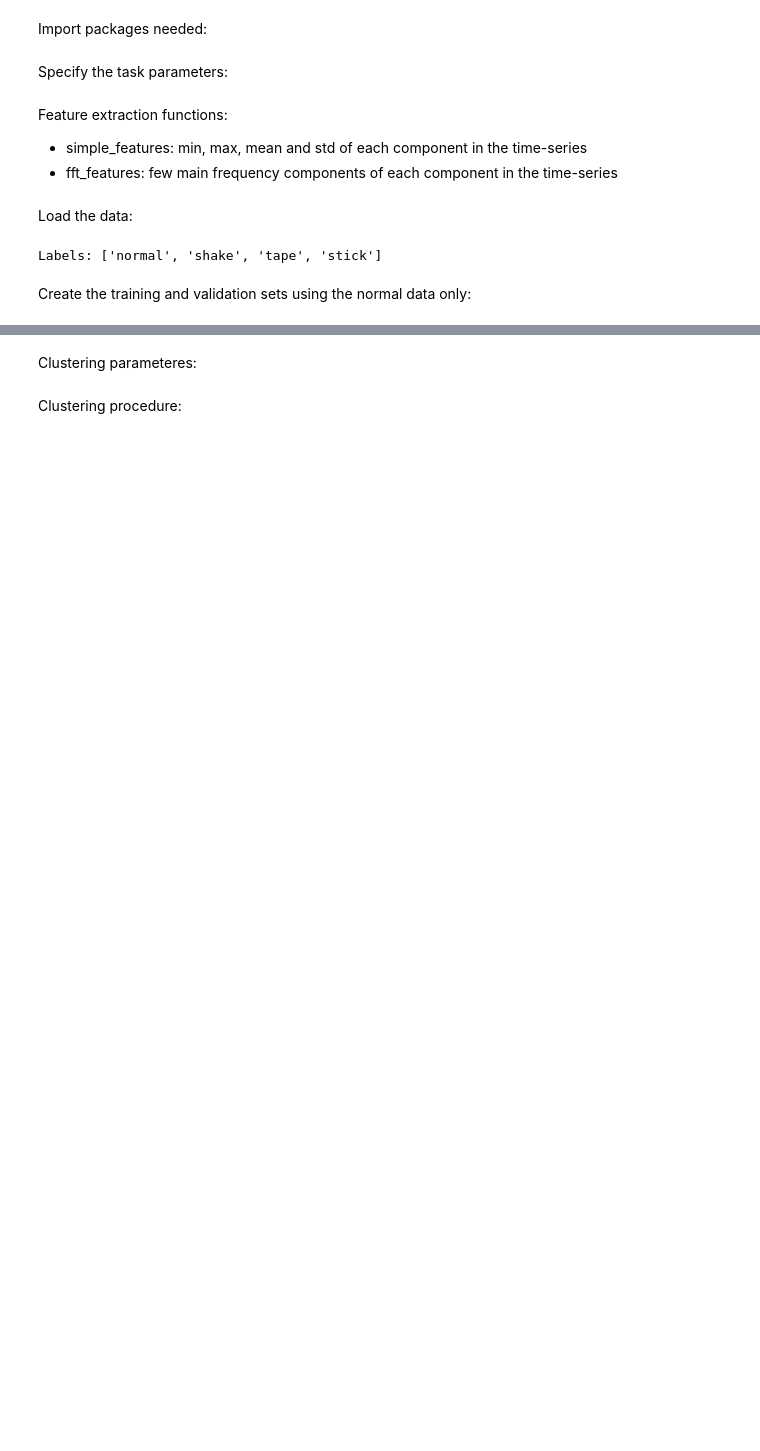
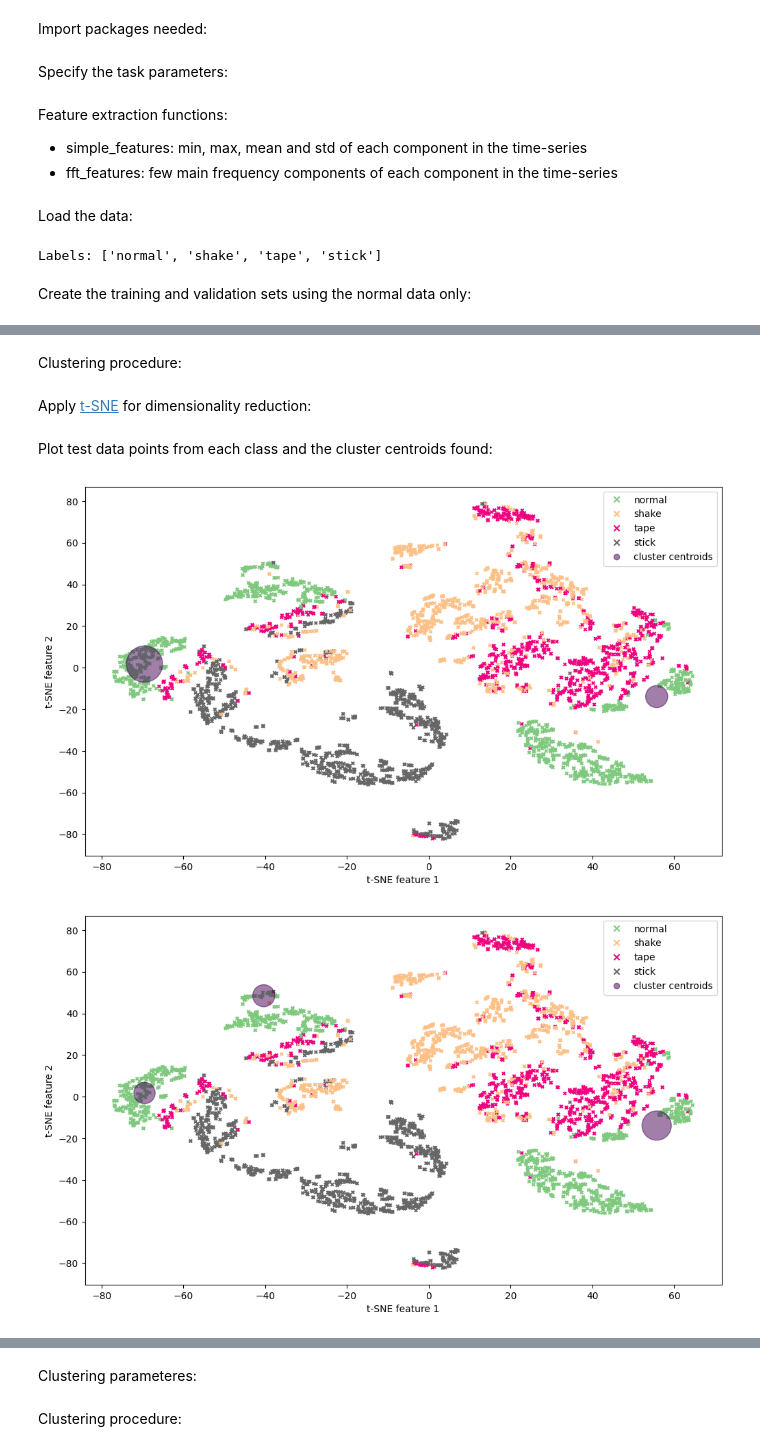
Before and after one commit to mizolotu/tiny_ml, a Jupyter notebook: fan_anomaly_detection.ipynb, the cells around one changed output, grey strips where cells are left out. Saved outputs shown, nothing was run; the diff lists cells and outputs as text; code cells hidden in the pictures; blank space fills up the shorter version.

```diff
--- a/fan_anomaly_detection.ipynb
+++ b/fan_anomaly_detection.ipynb
@@ -117,7 +118,7 @@ n_anomalies = len(anomalies)
 input_dim = samples[normal_behavior].shape[1]
 
 inds = np.arange(dataset_file_offset, samples[normal_behavior].shape[0], 1)
-tr_va, remaining = np.split(inds, [int(0.6 * len(inds))])
+tr_va, remaining = np.split(inds, [int(0.7 * len(inds))])
 tr, va = np.split(tr_va, [int(0.7 * len(tr_va))])
 
 X_tr, Y_tr = [], []
@@ -159,0 +180,2 @@ xdim = E_tr.shape[1]
+# %% [markdown]
+Clustering procedure:
@@ -159,0 +187,2 @@ xdim = E_tr.shape[1]
+# %% [markdown]
+Apply <a href=https://lvdmaaten.github.io/tsne/>t-SNE</a> for dimensionality reduction:
@@ -159,0 +200,20 @@ xdim = E_tr.shape[1]
+# %% [markdown]
+Plot test data points from each class and the cluster centroids found:
+# %%
+pp.style.use('default')
+for c, w in zip(c_km, W_km):
+    pp.figure(figsize=(12, 7))
+    scatter_points = pp.scatter(xy_all[:-all_centroids.shape[0], 0], xy_all[:-all_centroids.shape[0], 1], c = Y_te, s = 10, cmap = 'Accent', marker='x')
+    pp.xlabel('t-SNE feature 1',fontsize=10)
+    pp.ylabel('t-SNE feature 2',fontsize=10)
+    scatter_centroids = pp.scatter(c[:, 0], c[:, 1], c = np.zeros(c.shape[0]), s = w / np.sum(w) * 2000, alpha = 0.5);
+    pp.legend(
+        scatter_points.legend_elements()[0] + scatter_centroids.legend_elements()[0],
+        labels + ['cluster centroids'],
+        loc = 0
+    )
+    pp.show()
+    pp.close()
+# %% [output]
+[figure, added]
+[figure, added]
```
Also changed, not shown: parts of 62 cells of this notebook.
